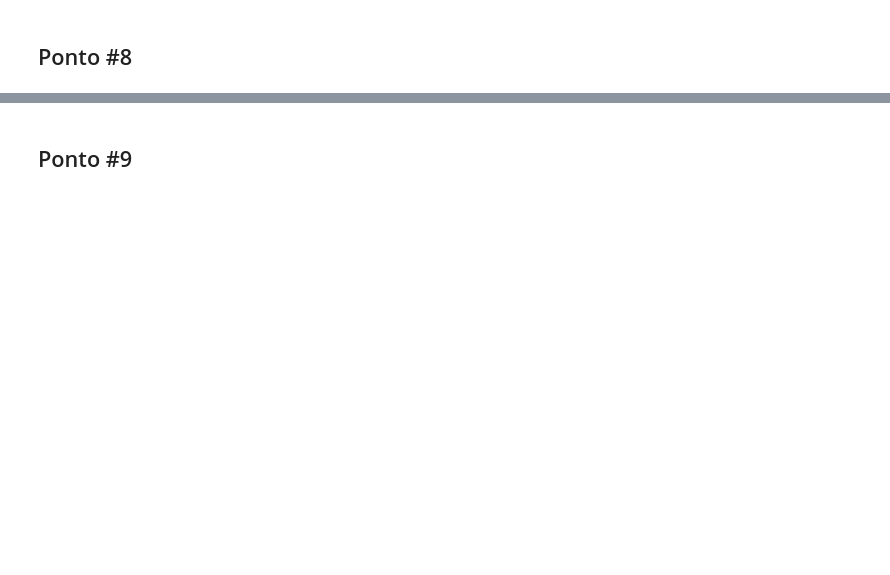
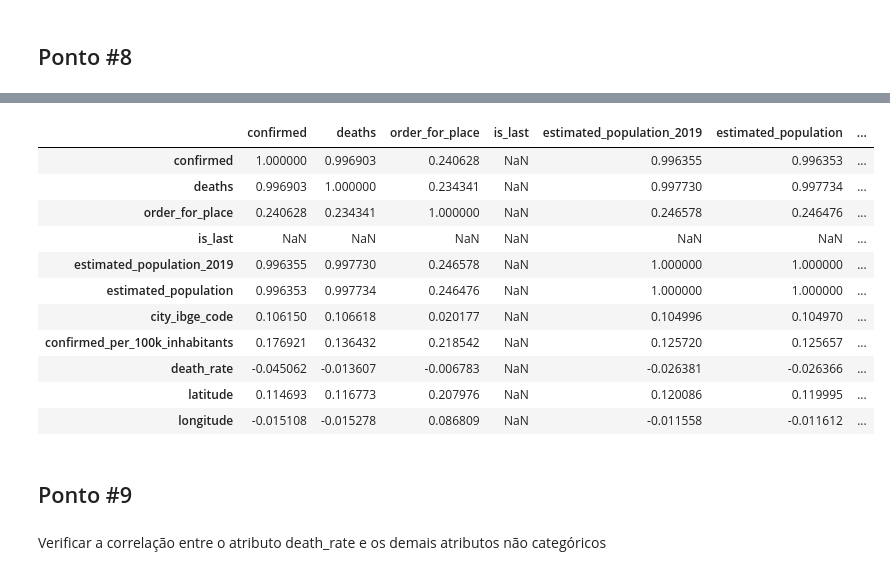
Before and after one commit to Pepyn0/SI, a Jupyter notebook: AT01/dados_covid_PI.ipynb, the cells around one changed output, grey strips where cells are left out. Saved outputs shown, nothing was run; the diff lists cells and outputs as text; code cells hidden in the pictures; blank space fills up the shorter version.

```diff
--- a/AT01/dados_covid_PI.ipynb
+++ b/AT01/dados_covid_PI.ipynb
@@ -155,2 +355,21 @@ Plotar um mapa com a localização e número de casos
+# %%
+matriz_correlacao = dataPiaui.corr()
+# %%
+matriz_correlacao
+# %% [output]
+|  | confirmed | deaths | order_for_place | is_last | estimated_population_2019 | estimated_population | ... |
+| confirmed | 1.000000 | 0.996903 | 0.240628 | NaN | 0.996355 | 0.996353 | ... |
+| deaths | 0.996903 | 1.000000 | 0.234341 | NaN | 0.997730 | 0.997734 | ... |
+| order_for_place | 0.240628 | 0.234341 | 1.000000 | NaN | 0.246578 | 0.246476 | ... |
+| is_last | NaN | NaN | NaN | NaN | NaN | NaN | ... |
+| estimated_population_2019 | 0.996355 | 0.997730 | 0.246578 | NaN | 1.000000 | 1.000000 | ... |
+| estimated_population | 0.996353 | 0.997734 | 0.246476 | NaN | 1.000000 | 1.000000 | ... |
+| city_ibge_code | 0.106150 | 0.106618 | 0.020177 | NaN | 0.104996 | 0.104970 | ... |
+| confirmed_per_100k_inhabitants | 0.176921 | 0.136432 | 0.218542 | NaN | 0.125720 | 0.125657 | ... |
+| death_rate | -0.045062 | -0.013607 | -0.006783 | NaN | -0.026381 | -0.026366 | ... |
+| latitude | 0.114693 | 0.116773 | 0.207976 | NaN | 0.120086 | 0.119995 | ... |
+| longitude | -0.015108 | -0.015278 | 0.086809 | NaN | -0.011558 | -0.011612 | ... |
 # %% [markdown]
 ## Ponto #9
+# %% [markdown]
+Verificar a correlação entre o atributo death_rate e os demais atributos não categóricos
```
Also changed, not shown: parts of 26 cells of this notebook, 1 other file.
